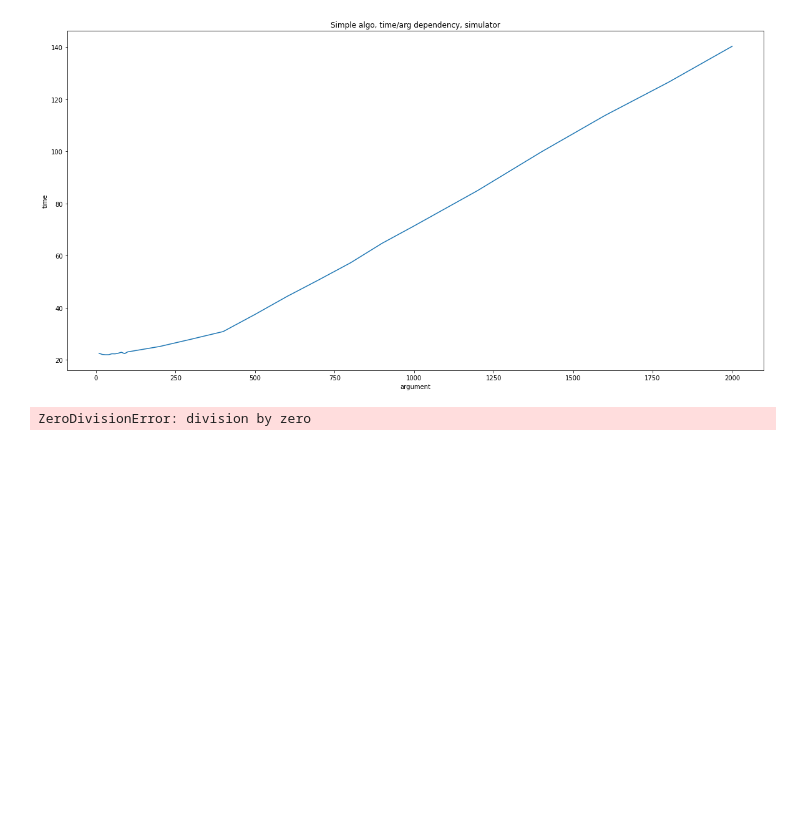
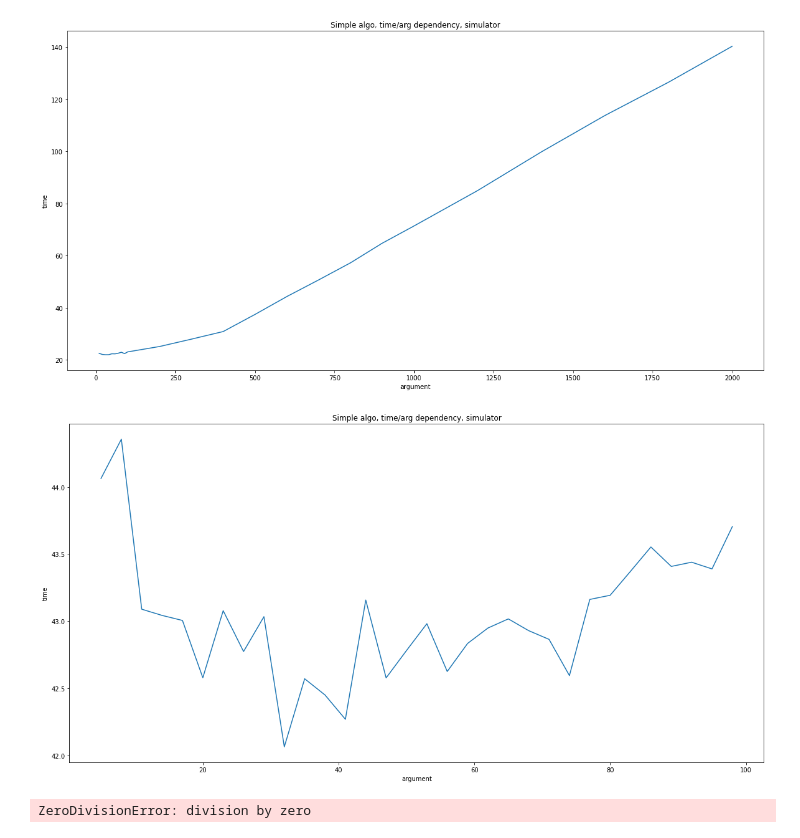
Before and after one commit to amonin7/Simulator, a Jupyter notebook: Visualization.ipynb, the cells around one changed output. Saved outputs shown, nothing was run; the diff lists cells and outputs as text; code cells hidden in the pictures; blank space fills up the shorter version.

```diff
--- a/Visualization.ipynb
+++ b/Visualization.ipynb
@@ -275,6 +275,11 @@ df = pd.read_csv('argtime-ls', names=['time', 'arg'])
 plot_best_arg_founding(df)
 # %% [output]
 [figure]
+# %%
+df = pd.read_csv('argtime-ls-copy.csv', names=['time', 'arg', 'items'])
+plot_best_arg_founding(df)
+# %% [output]
+[figure, added]
 # %%
 am = 0
 suma = (0, 0)
```
Also changed, not shown: 2 other files.
